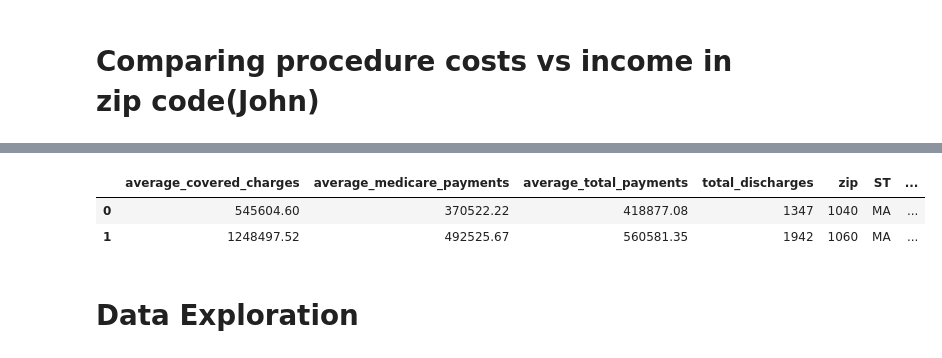
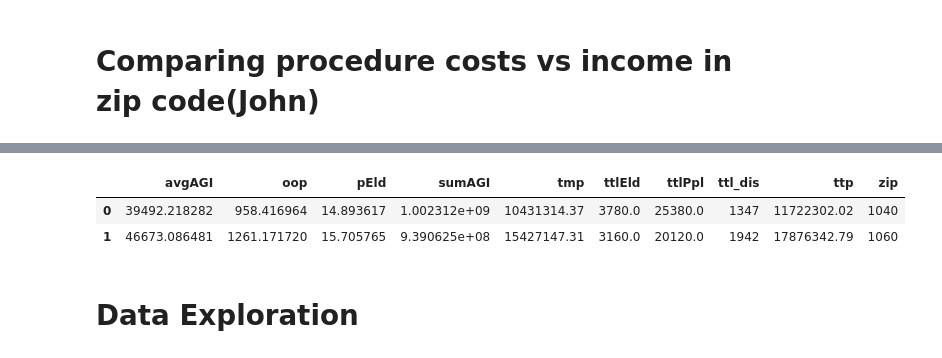
Before and after one commit to jwarlop/BC_Proj001, a Jupyter notebook: main.ipynb, the cells around one changed output, grey strips where cells are left out. Drawn from its saved outputs; the diff is of its cells as text; code cells hidden in the pictures.

Commit message:
added pkl files for alex,dutch,john section for main_plots

```diff
--- a/main.ipynb
+++ b/main.ipynb
@@ -238,15 +251,21 @@ plt.bar(x_axis, top_10_expensive_zip_avg)
 #main_df['ACC'].groupby(main_df['Provider State']).head()
 #state_office = df.groupby(['state', 'office_id']).agg({'sales': 'sum'})
 #main_df.rename(columns = {list(main_df)[8]: 'TtlDis'}, inplace = True)
-df_costs = main_df.groupby(['provider_state']).\
-            aggregate({'average_covered_charges':'sum',\
-                       'average_total_payments':'sum','total_discharges':'sum'})
-df_costs['Ttl_billed_per_p']  = (df_costs['average_covered_charges']+\
-                                 df_costs['average_total_payments'])\
-                                /df_costs['total_discharges']
-df_costs['Ttl_covered_per_p'] =  df_costs['average_covered_charges']/\
-                                    df_costs['total_discharges']
-df_costs['Ttl_oop_per_p'] = df_costs['average_total_payments']/\
-                                    df_costs['total_discharges']
-df_costs.columns
+df_costs_state = main_df.groupby(['provider_state']).\
+                    aggregate({'total_medicare_payments':'sum',\
+                              'total_total_payments':'sum',\
+                              'total_discharges':'sum'})
+oop = [(i-j)/k for i,j,k in zip(df_costs_state['total_total_payments'].tolist(),\
+                                df_costs_state['total_medicare_payments'].tolist(),\
+                                df_costs_state['total_discharges'].tolist())]
+df_costs_state['oop']=oop
+df_costs_zip = main_df.groupby(['provider_zip_code']).\
+                    aggregate({'total_medicare_payments':'sum',\
+                              'total_total_payments':'sum',\
+                              'total_discharges':'sum'})
+oop = [(i-j)/k for i,j,k in zip(df_costs_zip['total_total_payments'].tolist(),\
+                                 df_costs_zip['total_medicare_payments'].tolist(),\
+                                 df_costs_zip['total_discharges'].tolist())]
+df_costs_zip['oop']=oop
+df_costs_zip.head(2)
 # %% [output]
@@ -327,9 +333,21 @@ df_agi.to_pickle('df_agi.pkl')
+# %%
+#merged_##K columns are: average_covered_charges, average_medicare_payments,
+#                       average_total_payments,total_discharges,zip,ST,AGI,TtlSR,TtlJR,Eld
+merged_25K  = pd.merge(df_costs_zip,df_zip_25K,on='zip',how='inner')
+merged_50K  = pd.merge(df_costs_zip,df_zip_50K,on='zip',how='inner')
+merged_75K  = pd.merge(df_costs_zip,df_zip_75K,on='zip',how='inner')
+merged_100K = pd.merge(df_costs_zip,df_zip_100K,on='zip',how='inner')
+merged_200K = pd.merge(df_costs_zip,df_zip_200K,on='zip',how='inner')
+merged_1M   = pd.merge(df_costs_zip,df_zip_1M,on='zip',how='inner')
+df_tuple = (merged_25K,merged_50K,merged_75K,merged_100K,merged_200K,merged_1M)
+df_agi = strip_bins(df_tuple)
+df_agi.to_pickle('df_agi.pkl')
 # %%
-merged_75K.head(2)
+df_agi.head(2)
 # %% [output]
-|  | average_covered_charges | average_medicare_payments | average_total_payments | total_discharges | zip | ST | ... |
-| 0 | 545604.60 | 370522.22 | 418877.08 | 1347 | 1040 | MA | ... |
-| 1 | 1248497.52 | 492525.67 | 560581.35 | 1942 | 1060 | MA | ... |
+|  | avgAGI | oop | pEld | sumAGI | tmp | ttlEld | ttlPpl | ttl_dis | ttp | zip |
+| 0 | 39492.218282 | 958.416964 | 14.893617 | 1.002312e+09 | 10431314.37 | 3780.0 | 25380.0 | 1347 | 11722302.02 | 1040 |
+| 1 | 46673.086481 | 1261.171720 | 15.705765 | 9.390625e+08 | 15427147.31 | 3160.0 | 20120.0 | 1942 | 17876342.79 | 1060 |
 # %% [markdown]
 # Data Exploration
 # %% [markdown]
```
Also changed, not shown: parts of 12 cells of this notebook.
